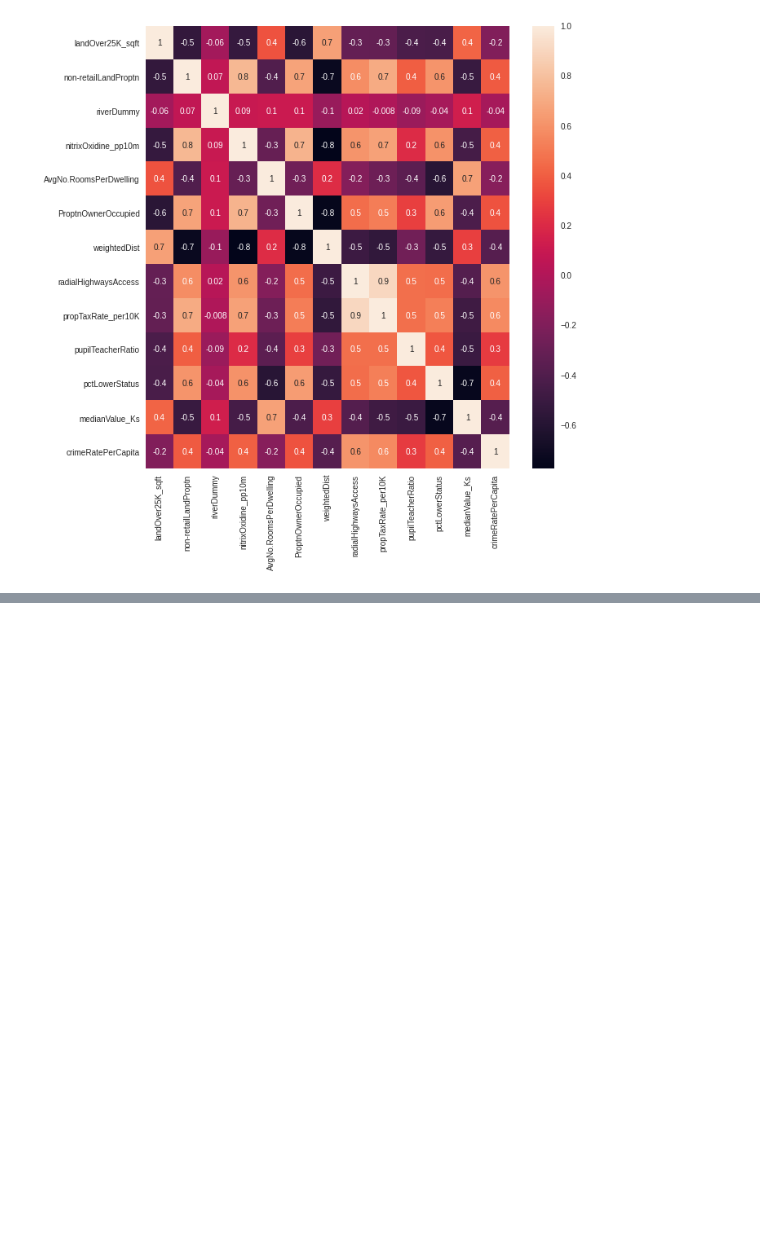
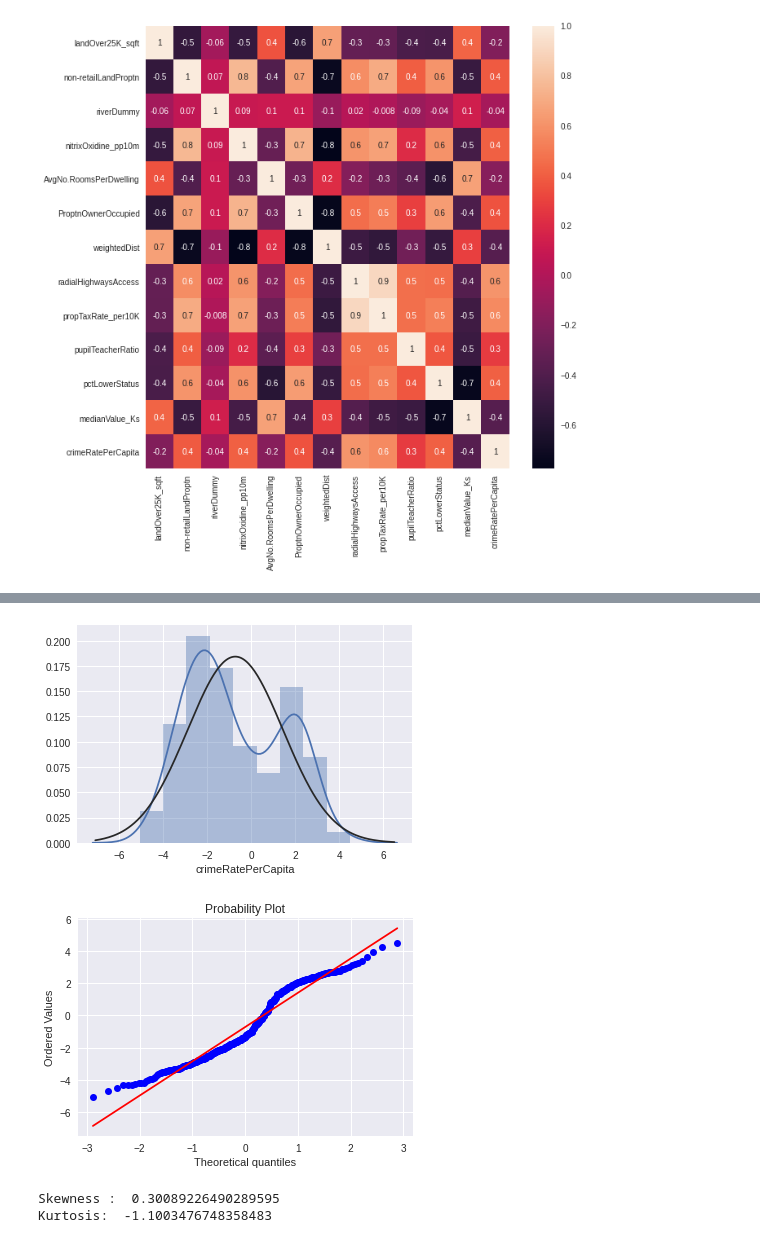
Before and after one commit to FauziArifin/PacktData, a Jupyter notebook: CrimeRate_Boston.ipynb, the cells around one changed output, grey strips where cells are left out. Saved outputs shown, nothing was run; the diff lists cells and outputs as text; code cells hidden in the pictures; blank space fills up the shorter version.

```diff
--- a/CrimeRate_Boston.ipynb
+++ b/CrimeRate_Boston.ipynb
@@ -155,0 +176,20 @@ sns.heatmap(train.corr(), annot = True, fmt='.1g', ax=ax)
+# %%
+#Ubah ke log
+train_log = np.log(train['crimeRatePerCapita'])
+
+#Plot histogram
+sns.distplot(train_log, fit = norm)
+
+#Get the fitted parameters used by the function
+fig = plt.figure()
+res = stats.probplot(train_log, plot=plt)
+plt.show()
+
+#Skewness and kurtosis
+print('Skewness : ',train_log.skew())
+print('Kurtosis: ',train_log.kurt())
+# %% [output]
+[figure, added]
+[figure, added]
+Skewness :  0.30089226490289595
+Kurtosis:  -1.1003476748358483
```
Also changed, not shown: parts of 4 cells of this notebook.
